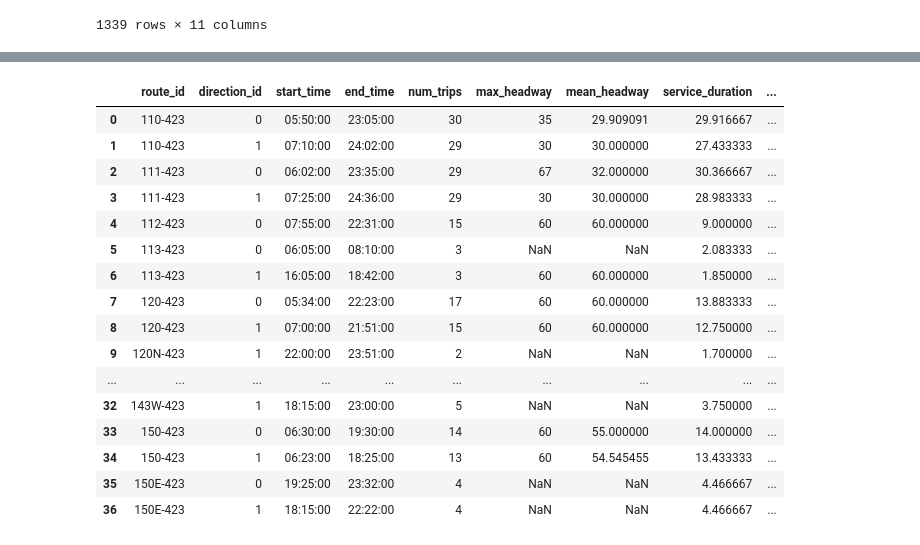
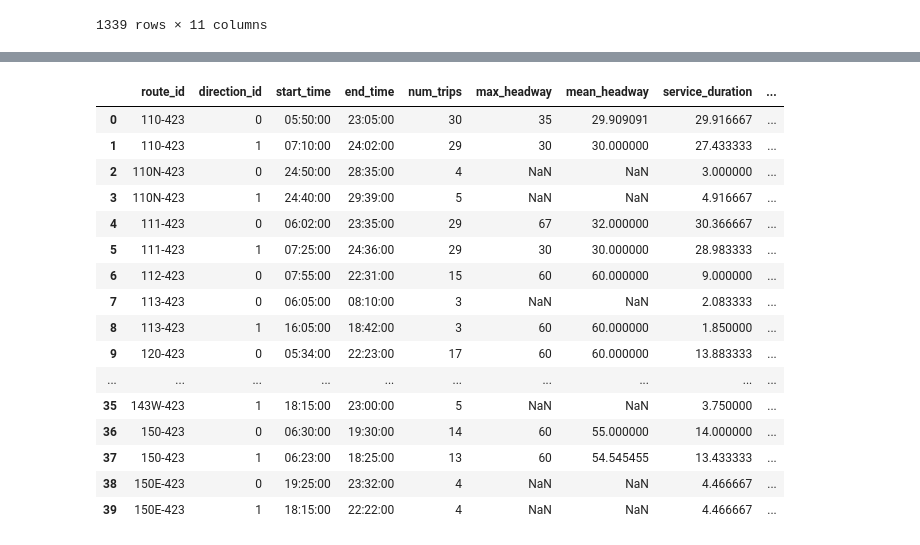
Before and after one commit to markongithub/gtfstk, a Jupyter notebook: examples/examples.ipynb, the cells around one changed output, grey strips where cells are left out. Saved outputs shown, nothing was run; the diff lists cells and outputs as text; code cells hidden in the pictures.

```diff
--- a/examples/examples.ipynb
+++ b/examples/examples.ipynb
@@ -14,8 +14,8 @@ import matplotlib.pyplot as plt
 %matplotlib inline
 
 # Set your gtfs_toolkit path here
-#gtfs_toolkit_path = '/home/araichev/gtfs-toolkit/'
-gtfs_toolkit_path = '/Users/araichev/gtfs-toolkit/'
+gtfs_toolkit_path = '/home/araichev/gtfs-toolkit/'
+#gtfs_toolkit_path = '/Users/araichev/gtfs-toolkit/'
 sys.path.append(gtfs_toolkit_path)
 from gtfs_toolkit.feed import *
 # %%
@@ -49,7 +49,8 @@ trips_stats
 # Add shape distance traveled field to stop times
 feed.add_dist_to_stop_times(trips_stats)
 # %%
-# Get trips activity for the first Monday of the feed
-date = feed.get_first_week()[0]
+# Get trips activity for the busiest day of the first week of the feed
+date = feed.get_busiest_date_of_first_week()
+print(date)
 feed.get_active_trips(date)
 # %% [output]
@@ -74,6 +76,5 @@ feed.get_active_trips(date)
 # %%
-# Get stops stats for first Monday of feed
-date = feed.get_first_week()[0]
+# Get stops stats for that date
 stops_stats = feed.get_stops_stats(date, split_directions=True)
 stops_stats
 # %% [output]
@@ -104,26 +112,25 @@ Stops time series progre
 # %%
-# Get routes stats for first Monday of feed
-date = feed.get_first_week()[0]
+# Get routes stats for that date
 routes_stats = feed.get_routes_stats(trips_stats, date, split_directions=True)
 routes_stats
 # %% [output]
 |  | route_id | direction_id | start_time | end_time | num_trips | max_headway | mean_headway | service_duration | ... |
 | 0 | 110-423 | 0 | 05:50:00 | 23:05:00 | 30 | 35 | 29.909091 | 29.916667 | ... |
 | 1 | 110-423 | 1 | 07:10:00 | 24:02:00 | 29 | 30 | 30.000000 | 27.433333 | ... |
-| 2 | 111-423 | 0 | 06:02:00 | 23:35:00 | 29 | 67 | 32.000000 | 30.366667 | ... |
-| 3 | 111-423 | 1 | 07:25:00 | 24:36:00 | 29 | 30 | 30.000000 | 28.983333 | ... |
-| 4 | 112-423 | 0 | 07:55:00 | 22:31:00 | 15 | 60 | 60.000000 | 9.000000 | ... |
-| 5 | 113-423 | 0 | 06:05:00 | 08:10:00 | 3 | NaN | NaN | 2.083333 | ... |
-| 6 | 113-423 | 1 | 16:05:00 | 18:42:00 | 3 | 60 | 60.000000 | 1.850000 | ... |
-| 7 | 120-423 | 0 | 05:34:00 | 22:23:00 | 17 | 60 | 60.000000 | 13.883333 | ... |
-| 8 | 120-423 | 1 | 07:00:00 | 21:51:00 | 15 | 60 | 60.000000 | 12.750000 | ... |
-| 9 | 120N-423 | 1 | 22:00:00 | 23:51:00 | 2 | NaN | NaN | 1.700000 | ... |
+| 2 | 110N-423 | 0 | 24:50:00 | 28:35:00 | 4 | NaN | NaN | 3.000000 | ... |
+| 3 | 110N-423 | 1 | 24:40:00 | 29:39:00 | 5 | NaN | NaN | 4.916667 | ... |
+| 4 | 111-423 | 0 | 06:02:00 | 23:35:00 | 29 | 67 | 32.000000 | 30.366667 | ... |
+| 5 | 111-423 | 1 | 07:25:00 | 24:36:00 | 29 | 30 | 30.000000 | 28.983333 | ... |
+| 6 | 112-423 | 0 | 07:55:00 | 22:31:00 | 15 | 60 | 60.000000 | 9.000000 | ... |
+| 7 | 113-423 | 0 | 06:05:00 | 08:10:00 | 3 | NaN | NaN | 2.083333 | ... |
+| 8 | 113-423 | 1 | 16:05:00 | 18:42:00 | 3 | 60 | 60.000000 | 1.850000 | ... |
+| 9 | 120-423 | 0 | 05:34:00 | 22:23:00 | 17 | 60 | 60.000000 | 13.883333 | ... |
 | ... | ... | ... | ... | ... | ... | ... | ... | ... | ... |
-| 32 | 143W-423 | 1 | 18:15:00 | 23:00:00 | 5 | NaN | NaN | 3.750000 | ... |
-| 33 | 150-423 | 0 | 06:30:00 | 19:30:00 | 14 | 60 | 55.000000 | 14.000000 | ... |
-| 34 | 150-423 | 1 | 06:23:00 | 18:25:00 | 13 | 60 | 54.545455 | 13.433333 | ... |
-| 35 | 150E-423 | 0 | 19:25:00 | 23:32:00 | 4 | NaN | NaN | 4.466667 | ... |
-| 36 | 150E-423 | 1 | 18:15:00 | 22:22:00 | 4 | NaN | NaN | 4.466667 | ... |
+| 35 | 143W-423 | 1 | 18:15:00 | 23:00:00 | 5 | NaN | NaN | 3.750000 | ... |
+| 36 | 150-423 | 0 | 06:30:00 | 19:30:00 | 14 | 60 | 55.000000 | 14.000000 | ... |
+| 37 | 150-423 | 1 | 06:23:00 | 18:25:00 | 13 | 60 | 54.545455 | 13.433333 | ... |
+| 38 | 150E-423 | 0 | 19:25:00 | 23:32:00 | 4 | NaN | NaN | 4.466667 | ... |
+| 39 | 150E-423 | 1 | 18:15:00 | 22:22:00 | 4 | NaN | NaN | 4.466667 | ... |
 # %%
 # Plot route headways
 plot_headways(routes_stats, max_headway_limit=None)
```
Also changed, not shown: parts of 9 cells of this notebook, 6 other files.
